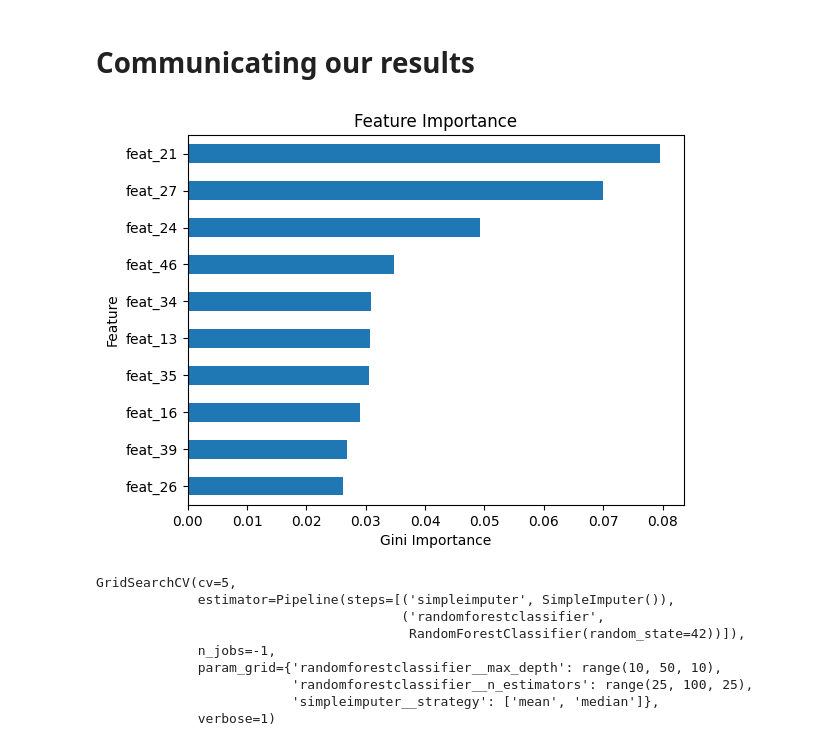
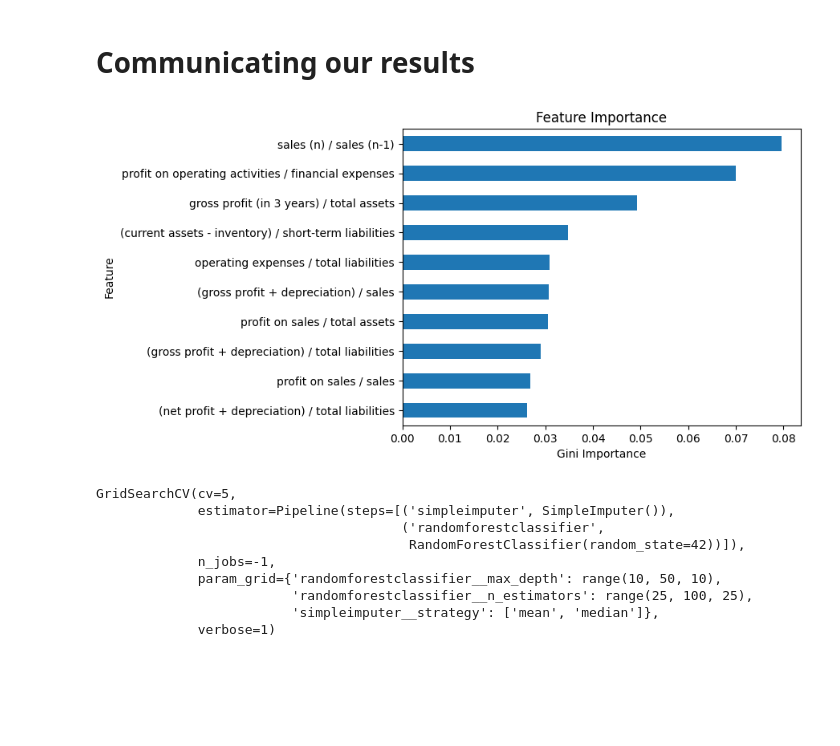
Before and after one commit to rpacco/bankruptsy_prediction, a Jupyter notebook: ensemble_models.ipynb, the cells around one changed output. Drawn from its saved outputs; the diff is of its cells as text; code cells hidden in the pictures; blank space fills up the shorter version.

```diff
--- a/ensemble_models.ipynb
+++ b/ensemble_models.ipynb
@@ -229,17 +230,17 @@ Precision =  81.25%
 # %%
 # Get feature names from training data
 features = X_train_over.columns
 # Extract importances from model
 importances = model.best_estimator_.named_steps["randomforestclassifier"].feature_importances_
 # Create a series with feature names and importances
-feat_imp = pd.Series(importances, index=features).sort_values()
+feat_imp = pd.Series(importances, index=features).sort_values().rename(data_dictionary.feat_desc)
 # Plot 10 most important features
 feat_imp.tail(10).plot(kind="barh")
 plt.xlabel("Gini Importance")
 plt.ylabel("Feature")
 plt.title("Feature Importance");
 # %% [output]
-[figure, old version]
+[figure, new version]
 # %%
 # Save model
 with open("randfor", "wb") as file:
```
Also changed, not shown: parts of 2 cells of this notebook, 8 other files.
